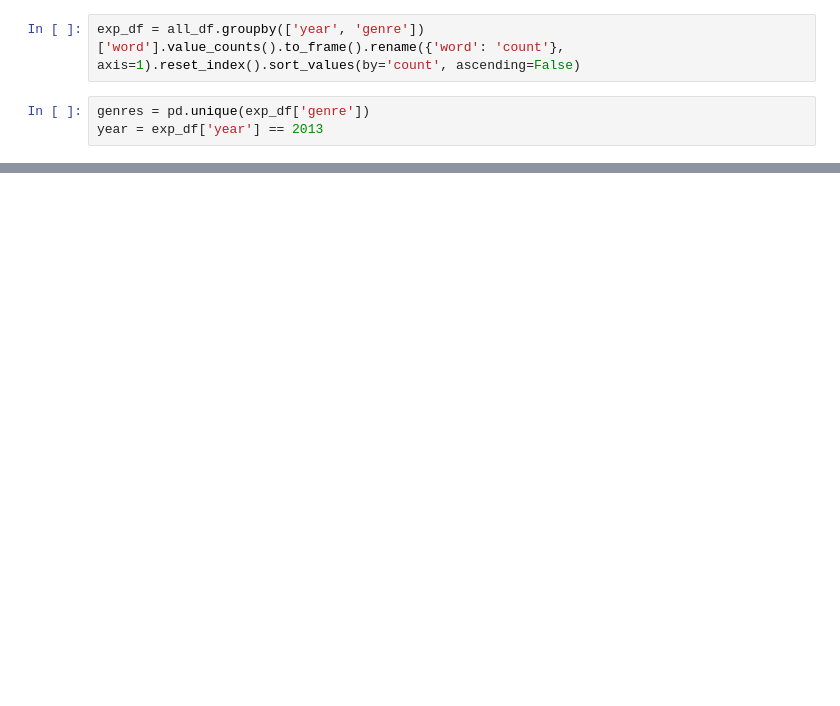
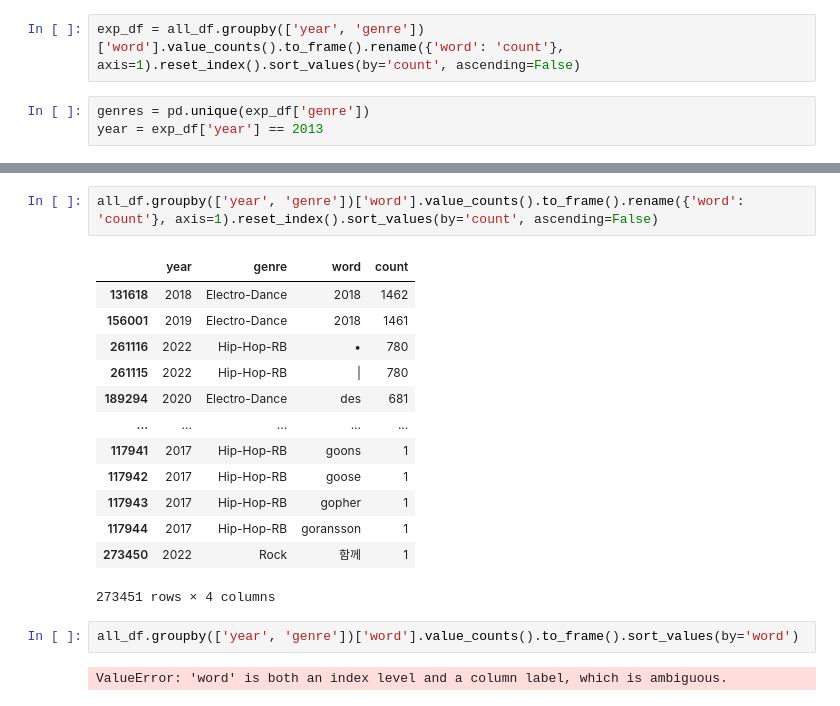
Before and after one commit to Daniel-Bassett/lyrics_analysis, a Jupyter notebook: data-analysis/lyrics-analysis.ipynb, the cells around one changed output, grey strips where cells are left out. Drawn from its saved outputs; the diff is of its cells as text; blank space fills up the shorter version.

```diff
--- a/data-analysis/lyrics-analysis.ipynb
+++ b/data-analysis/lyrics-analysis.ipynb
@@ -67,0 +109,20 @@ for genre in genres:
+# %%
+all_df.groupby(['year', 'genre'])['word'].value_counts().to_frame().rename({'word': 'count'}, axis=1).reset_index().sort_values(by='count', ascending=False)
+# %% [output]
+|  | year | genre | word | count |
+| 131618 | 2018 | Electro-Dance | 2018 | 1462 |
+| 156001 | 2019 | Electro-Dance | 2018 | 1461 |
+| 261116 | 2022 | Hip-Hop-RB | • | 780 |
+| 261115 | 2022 | Hip-Hop-RB | | | 780 |
+| 189294 | 2020 | Electro-Dance | des | 681 |
+| ... | ... | ... | ... | ... |
+| 117941 | 2017 | Hip-Hop-RB | goons | 1 |
+| 117942 | 2017 | Hip-Hop-RB | goose | 1 |
+| 117943 | 2017 | Hip-Hop-RB | gopher | 1 |
+| 117944 | 2017 | Hip-Hop-RB | goransson | 1 |
+| 273450 | 2022 | Rock | 함께 | 1 |
+273451 rows × 4 columns
+# %%
+all_df.groupby(['year', 'genre'])['word'].value_counts().to_frame().sort_values(by='word')
+# %% [output]
+ValueError: 'word' is both an index level and a column label, which is ambiguous.
```
Also changed, not shown: parts of 11 cells of this notebook, 1 other file.
